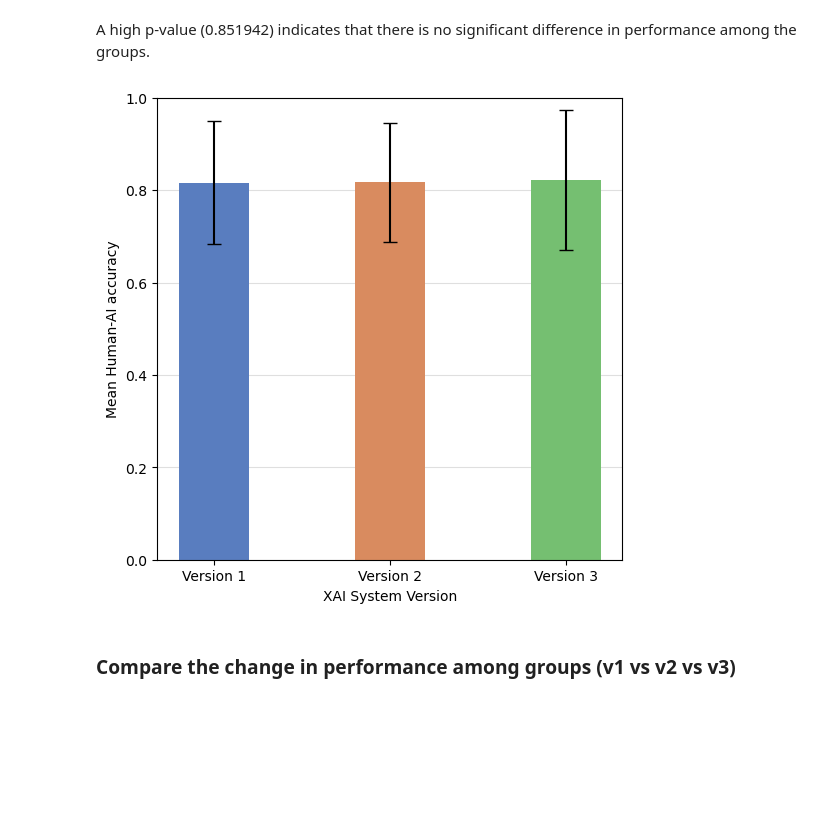
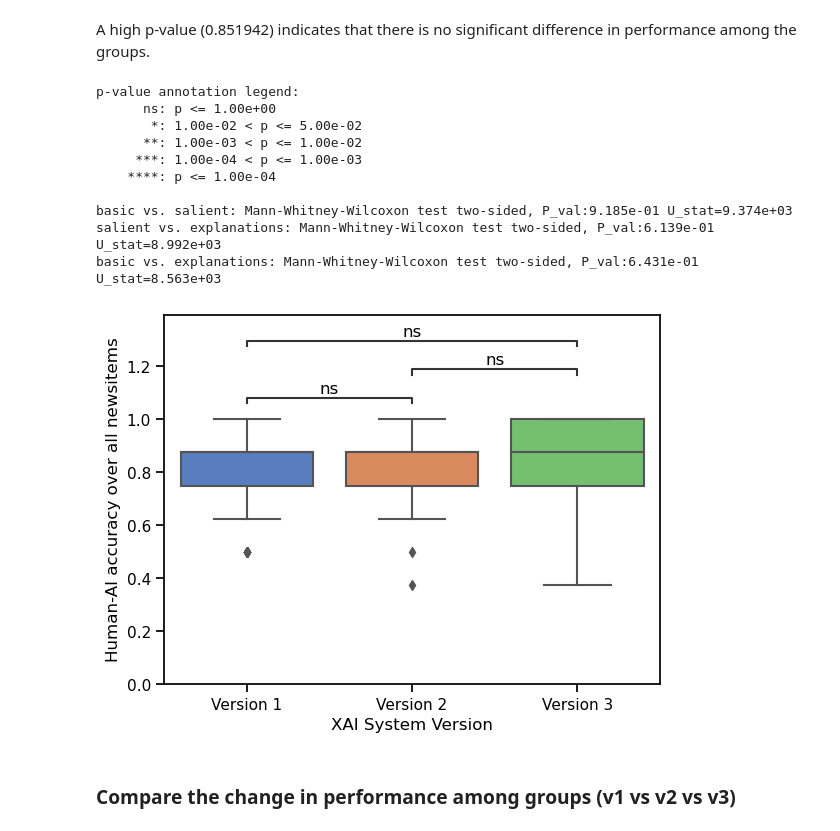
Before and after one commit to csomorbalazs/xai-experiment, a Jupyter notebook: postprocessing/Data_Analysis_XAI.ipynb, the cells around one changed output. Drawn from its saved outputs; the diff is of its cells as text; code cells hidden in the pictures; blank space fills up the shorter version.

```diff
--- a/postprocessing/Data_Analysis_XAI.ipynb
+++ b/postprocessing/Data_Analysis_XAI.ipynb
@@ -466,24 +466,47 @@ stats
 | salient | 140.0 | 0.816964 | 0.129341 |
 # %% [markdown]
 A high p-value (0.851942) indicates that there is no significant difference in performance among the groups.
-# %%
-col = "human_ai_accuracy"
-
-accuracy_data = df.groupby("FEATURE")[col].describe()[["mean", "std"]].reset_index()
-accuracy_data["FEATURE"] = pd.Categorical(accuracy_data["FEATURE"], categories=["basic", "salient", "explanations"], ordered=True)
-accuracy_data = accuracy_data.sort_values("FEATURE")
-
-fig, ax = plt.subplots(figsize=(6, 6))
-sns.barplot(x="FEATURE", y="mean", data=accuracy_data, ax=ax, palette="muted", width=.4)
-ax.set_ylabel("Mean Human-AI accuracy")
-ax.set_xlabel("XAI System Version")
-ax.set_ylim(0, 1)
-ax.errorbar(x=accuracy_data["FEATURE"], y=accuracy_data["mean"], yerr=accuracy_data["std"], fmt='none', c='black', capsize=5)
-ax.set_xticklabels(["Version 1", "Version 2", "Version 3"])
-ax.set_axisbelow(True)
-ax.yaxis.grid(True, which='major', color='grey', alpha=.25)
-# %% [output]
-[figure, removed]
+# %%
+from itertools import combinations
+from statannotations.Annotator import Annotator
+
+values = ["basic", "salient", "explanations"]
+pairs = list(combinations(values, 2))
+
+plot_params = {
+  "x": "FEATURE",
+  "y": "human_ai_accuracy",
+  "data": df,
+  "palette": "muted",
+  "order": values,
+}
+
+with sns.plotting_context('notebook'):
+    ax = sns.boxplot()
+
+    sns.boxplot(**plot_params).set(xlabel='XAI System Version', ylabel='Human-AI accuracy over all newsitems')
+
+    ax.set_ylim([0, 1])
+    ax.set_xticklabels(["Version 1", "Version 2", "Version 3"])
+
+    # Add annotations
+    annotator = Annotator(ax, pairs, **plot_params)
+    annotator.configure(test='Mann-Whitney')
+    annotator.apply_test().annotate()
+
+    plt.show()
+# %% [output]
+p-value annotation legend:
+      ns: p <= 1.00e+00
+       *: 1.00e-02 < p <= 5.00e-02
+      **: 1.00e-03 < p <= 1.00e-02
+     ***: 1.00e-04 < p <= 1.00e-03
+    ****: p <= 1.00e-04
+
+basic vs. salient: Mann-Whitney-Wilcoxon test two-sided, P_val:9.185e-01 U_stat=9.374e+03
+salient vs. explanations: Mann-Whitney-Wilcoxon test two-sided, P_val:6.139e-01 U_stat=8.992e+03
+basic vs. explanations: Mann-Whitney-Wilcoxon test two-sided, P_val:6.431e-01 U_stat=8.563e+03
+[figure, added]
 # %% [markdown]
 ### Compare the change in performance among groups (v1 vs v2 vs v3)
 # %%
```
Also changed, not shown: parts of 7 cells of this notebook.
